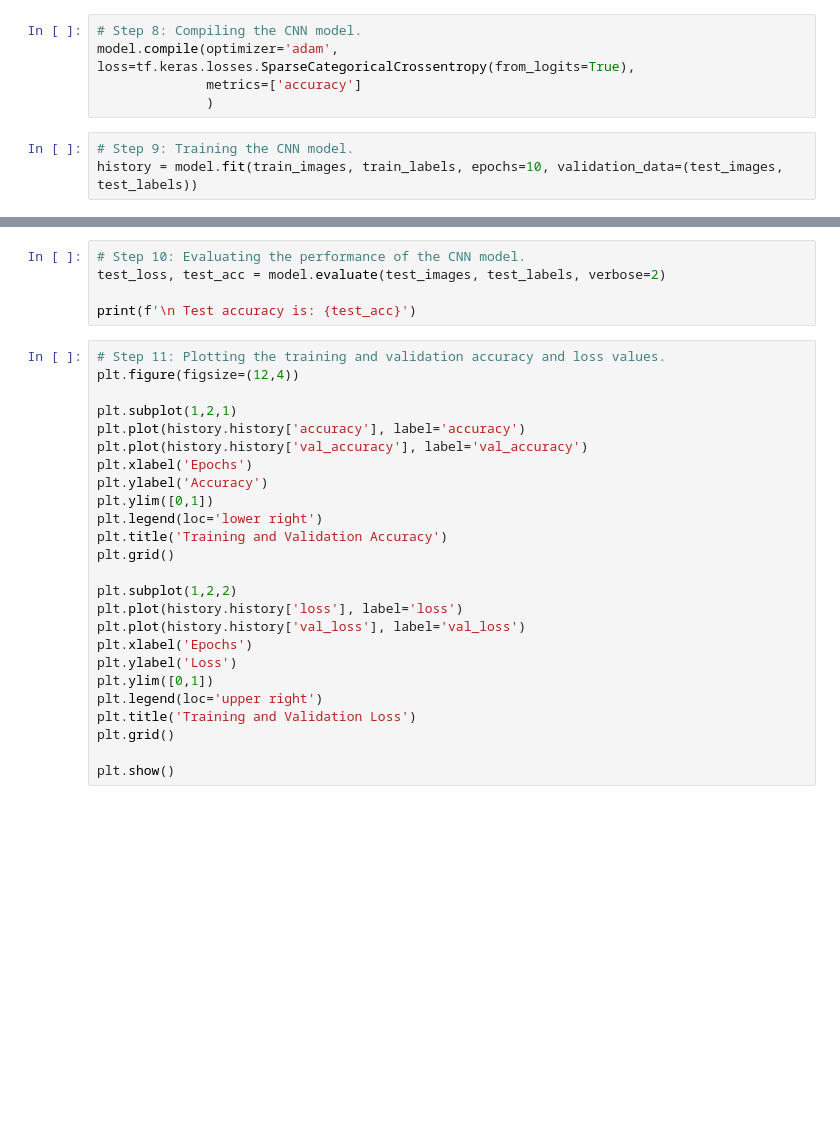
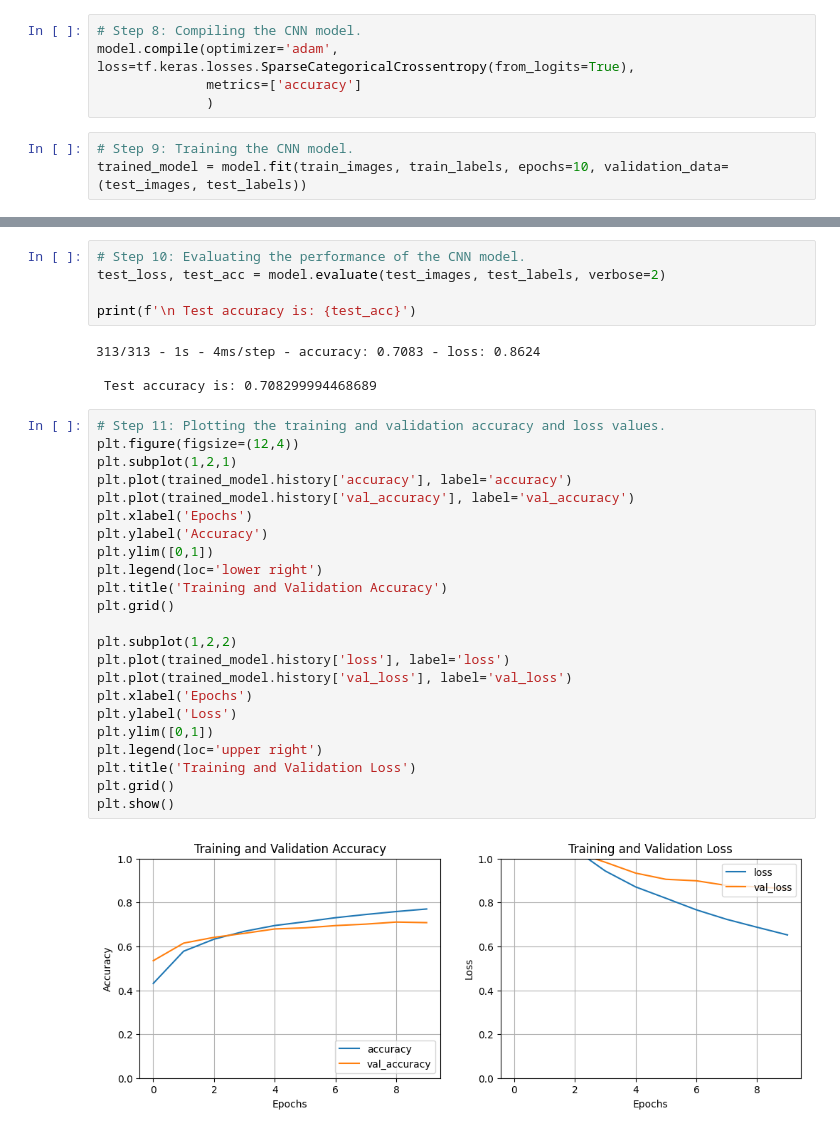
Before and after one commit to rifah07/CNN_Only, a Jupyter notebook: Udemy/CNN-Image-Classification.ipynb, the cells around one changed output, grey strips where cells are left out. Drawn from its saved outputs; the diff is of its cells as text; blank space fills up the shorter version.

```diff
--- a/Udemy/CNN-Image-Classification.ipynb
+++ b/Udemy/CNN-Image-Classification.ipynb
@@ -60,4 +87,4 @@ model.compile(optimizer='adam', loss=tf.keras.losses.SparseCategoricalCrossentro
               )
 # %%
 # Step 9: Training the CNN model.
-history = model.fit(train_images, train_labels, epochs=10, validation_data=(test_images, test_labels))
+trained_model = model.fit(train_images, train_labels, epochs=10, validation_data=(test_images, test_labels))
@@ -66,28 +114,32 @@ history = model.fit(train_images, train_labels, epochs=10, validation_data=(test
 test_loss, test_acc = model.evaluate(test_images, test_labels, verbose=2)
 
 print(f'\n Test accuracy is: {test_acc}')
+# %% [output]
+313/313 - 1s - 4ms/step - accuracy: 0.7083 - loss: 0.8624
+
+ Test accuracy is: 0.708299994468689
 # %%
 # Step 11: Plotting the training and validation accuracy and loss values.
 plt.figure(figsize=(12,4))
-
 plt.subplot(1,2,1)
-plt.plot(history.history['accuracy'], label='accuracy')
-plt.plot(history.history['val_accuracy'], label='val_accuracy')
+plt.plot(trained_model.history['accuracy'], label='accuracy')
+plt.plot(trained_model.history['val_accuracy'], label='val_accuracy')
 plt.xlabel('Epochs')
 plt.ylabel('Accuracy')
 plt.ylim([0,1])
 plt.legend(loc='lower right')
 plt.title('Training and Validation Accuracy')
 plt.grid()
 
 plt.subplot(1,2,2)
-plt.plot(history.history['loss'], label='loss')
-plt.plot(history.history['val_loss'], label='val_loss')
+plt.plot(trained_model.history['loss'], label='loss')
+plt.plot(trained_model.history['val_loss'], label='val_loss')
 plt.xlabel('Epochs')
 plt.ylabel('Loss')
 plt.ylim([0,1])
 plt.legend(loc='upper right')
 plt.title('Training and Validation Loss')
 plt.grid()
-
 plt.show()
+# %% [output]
+[figure, added]
```
Also changed, not shown: parts of 6 cells of this notebook.
